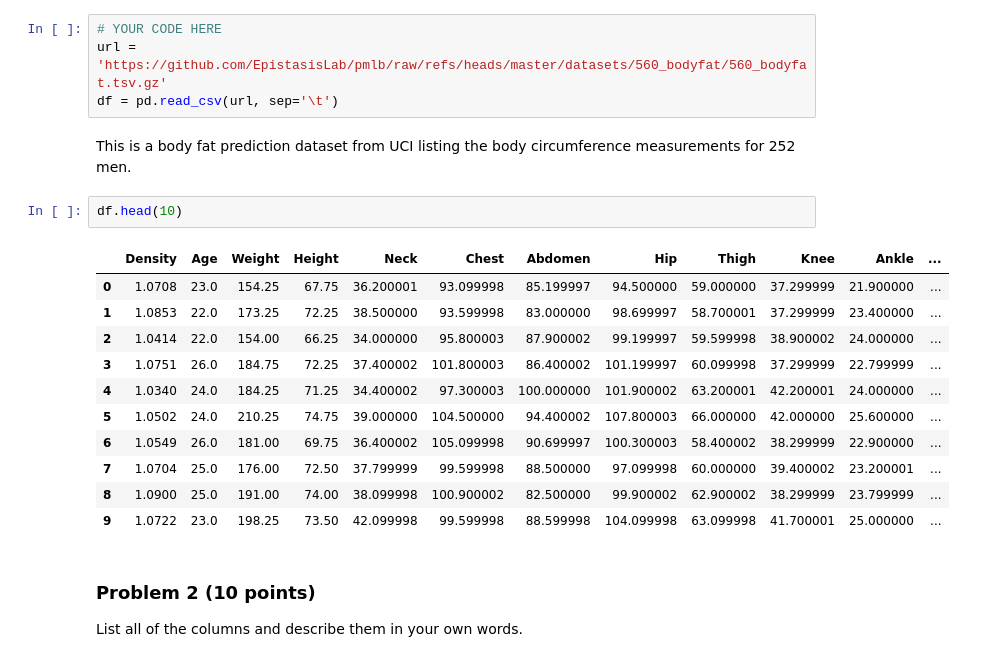
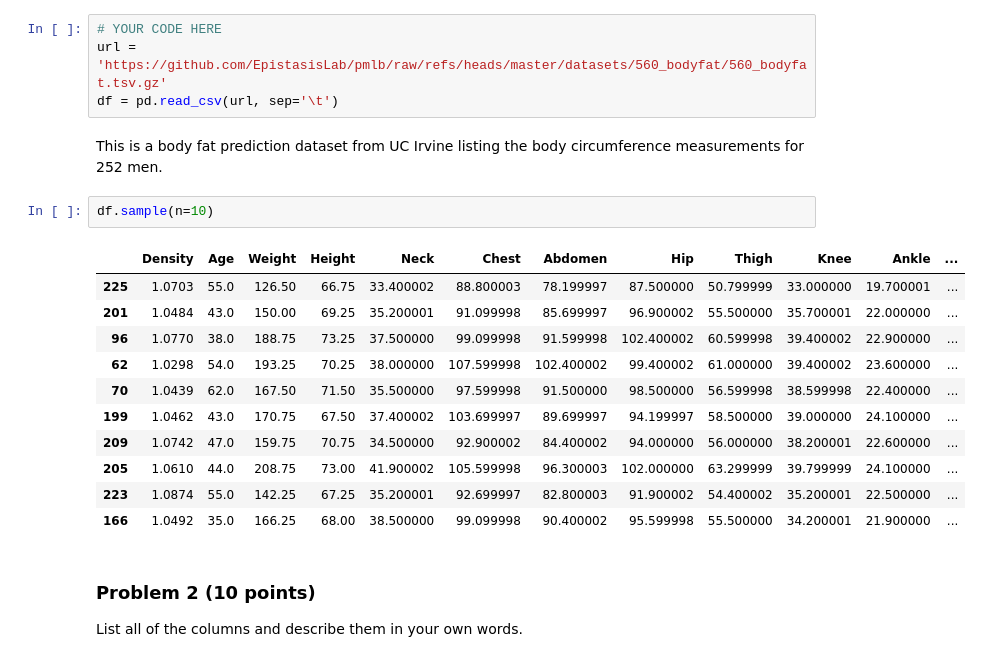
Before and after one commit to rajviu/dx602-final-project, a Jupyter notebook: project.ipynb, the cells around one changed output. Drawn from its saved outputs; the diff is of its cells as text.

```diff
--- a/project.ipynb
+++ b/project.ipynb
@@ -73,21 +74,21 @@ If the data set you choose has more than ten columns, you may limit later analys
 url = 'https://github.com/EpistasisLab/pmlb/raw/refs/heads/master/datasets/560_bodyfat/560_bodyfat.tsv.gz'
 df = pd.read_csv(url, sep='\t')
 # %% [markdown]
-This is a body fat prediction dataset from UCI listing the body circumference measurements for 252 men.
+This is a body fat prediction dataset from UC Irvine listing the body circumference measurements for 252 men.
 # %%
-df.head(10)
+df.sample(n=10)
 # %% [output]
 |  | Density | Age | Weight | Height | Neck | Chest | Abdomen | Hip | Thigh | Knee | Ankle | ... |
-| 0 | 1.0708 | 23.0 | 154.25 | 67.75 | 36.200001 | 93.099998 | 85.199997 | 94.500000 | 59.000000 | 37.299999 | 21.900000 | ... |
-| 1 | 1.0853 | 22.0 | 173.25 | 72.25 | 38.500000 | 93.599998 | 83.000000 | 98.699997 | 58.700001 | 37.299999 | 23.400000 | ... |
-| 2 | 1.0414 | 22.0 | 154.00 | 66.25 | 34.000000 | 95.800003 | 87.900002 | 99.199997 | 59.599998 | 38.900002 | 24.000000 | ... |
-| 3 | 1.0751 | 26.0 | 184.75 | 72.25 | 37.400002 | 101.800003 | 86.400002 | 101.199997 | 60.099998 | 37.299999 | 22.799999 | ... |
-| 4 | 1.0340 | 24.0 | 184.25 | 71.25 | 34.400002 | 97.300003 | 100.000000 | 101.900002 | 63.200001 | 42.200001 | 24.000000 | ... |
-| 5 | 1.0502 | 24.0 | 210.25 | 74.75 | 39.000000 | 104.500000 | 94.400002 | 107.800003 | 66.000000 | 42.000000 | 25.600000 | ... |
-| 6 | 1.0549 | 26.0 | 181.00 | 69.75 | 36.400002 | 105.099998 | 90.699997 | 100.300003 | 58.400002 | 38.299999 | 22.900000 | ... |
-| 7 | 1.0704 | 25.0 | 176.00 | 72.50 | 37.799999 | 99.599998 | 88.500000 | 97.099998 | 60.000000 | 39.400002 | 23.200001 | ... |
-| 8 | 1.0900 | 25.0 | 191.00 | 74.00 | 38.099998 | 100.900002 | 82.500000 | 99.900002 | 62.900002 | 38.299999 | 23.799999 | ... |
-| 9 | 1.0722 | 23.0 | 198.25 | 73.50 | 42.099998 | 99.599998 | 88.599998 | 104.099998 | 63.099998 | 41.700001 | 25.000000 | ... |
+| 225 | 1.0703 | 55.0 | 126.50 | 66.75 | 33.400002 | 88.800003 | 78.199997 | 87.500000 | 50.799999 | 33.000000 | 19.700001 | ... |
+| 201 | 1.0484 | 43.0 | 150.00 | 69.25 | 35.200001 | 91.099998 | 85.699997 | 96.900002 | 55.500000 | 35.700001 | 22.000000 | ... |
+| 96 | 1.0770 | 38.0 | 188.75 | 73.25 | 37.500000 | 99.099998 | 91.599998 | 102.400002 | 60.599998 | 39.400002 | 22.900000 | ... |
+| 62 | 1.0298 | 54.0 | 193.25 | 70.25 | 38.000000 | 107.599998 | 102.400002 | 99.400002 | 61.000000 | 39.400002 | 23.600000 | ... |
+| 70 | 1.0439 | 62.0 | 167.50 | 71.50 | 35.500000 | 97.599998 | 91.500000 | 98.500000 | 56.599998 | 38.599998 | 22.400000 | ... |
+| 199 | 1.0462 | 43.0 | 170.75 | 67.50 | 37.400002 | 103.699997 | 89.699997 | 94.199997 | 58.500000 | 39.000000 | 24.100000 | ... |
+| 209 | 1.0742 | 47.0 | 159.75 | 70.75 | 34.500000 | 92.900002 | 84.400002 | 94.000000 | 56.000000 | 38.200001 | 22.600000 | ... |
+| 205 | 1.0610 | 44.0 | 208.75 | 73.00 | 41.900002 | 105.599998 | 96.300003 | 102.000000 | 63.299999 | 39.799999 | 24.100000 | ... |
+| 223 | 1.0874 | 55.0 | 142.25 | 67.25 | 35.200001 | 92.699997 | 82.800003 | 91.900002 | 54.400002 | 35.200001 | 22.500000 | ... |
+| 166 | 1.0492 | 35.0 | 166.25 | 68.00 | 38.500000 | 99.099998 | 90.400002 | 95.599998 | 55.500000 | 34.200001 | 21.900000 | ... |
 # %% [markdown]
 ### Problem 2 (10 points)
 
```
Also changed, not shown: parts of 62 cells of this notebook, 4 other files.
